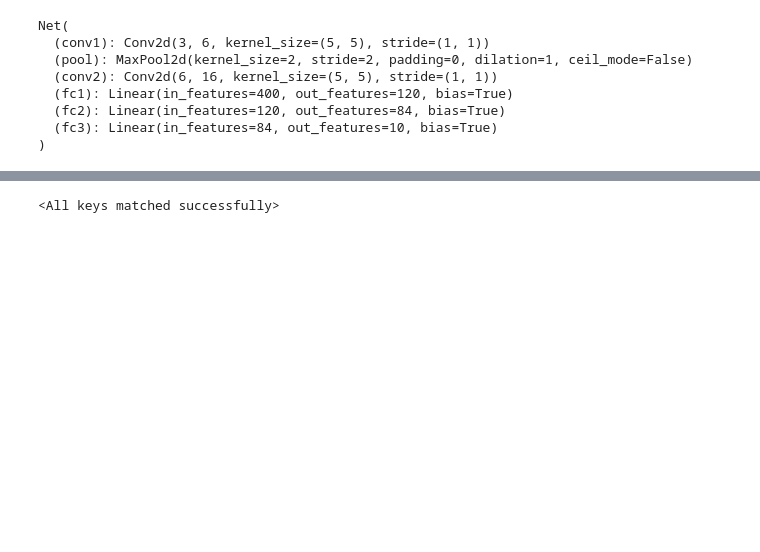
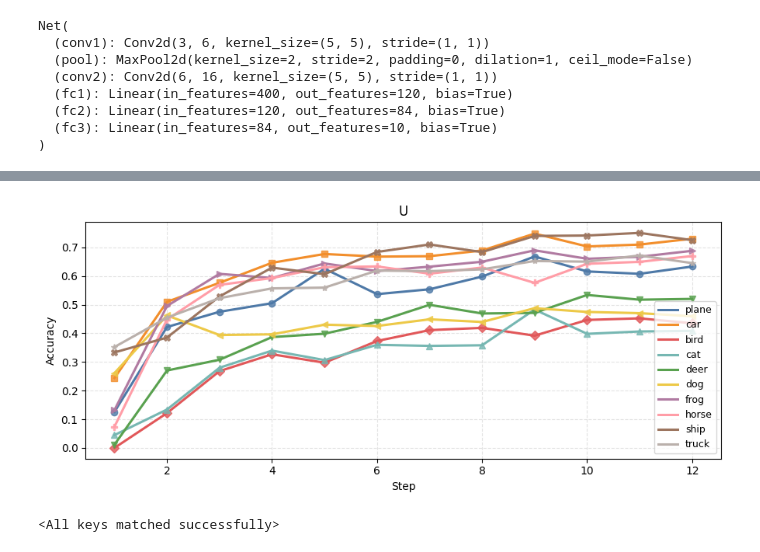
Before and after one commit to andrewklayk/humancompatible-train, a Jupyter notebook: experiments/cifar_experiment.ipynb, the cells around one changed output, grey strips where cells are left out. Saved outputs shown, nothing was run; the diff lists cells and outputs as text; code cells hidden in the pictures; blank space fills up the shorter version.

```diff
--- a/experiments/cifar_experiment.ipynb
+++ b/experiments/cifar_experiment.ipynb
@@ -292,3 +733,7 @@ ValueError: too many values to unpack (expected 5)
+# %%
+plot_accuracy_per_epoch(accuracy_per_group, titles="Unconstrained Adam")
+# %% [output]
+[figure, added]
 # %%
 torch.save(net.state_dict(), PATH_CHECKPOINT)
 # %%
```
Also changed, not shown: parts of 13 cells of this notebook.
